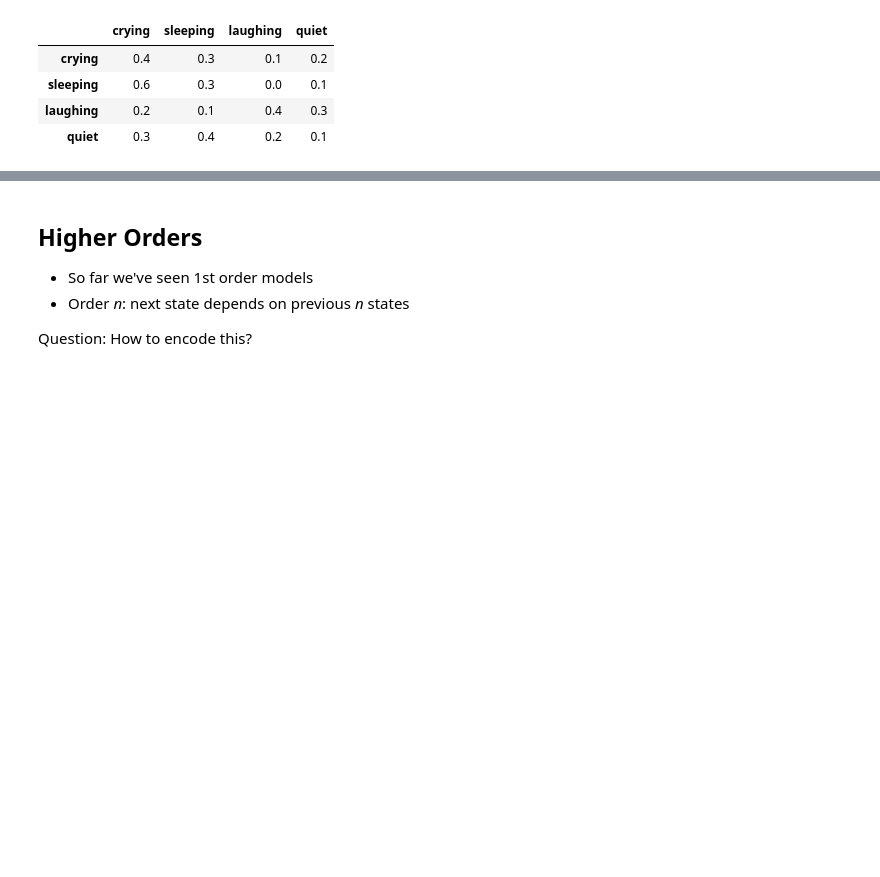
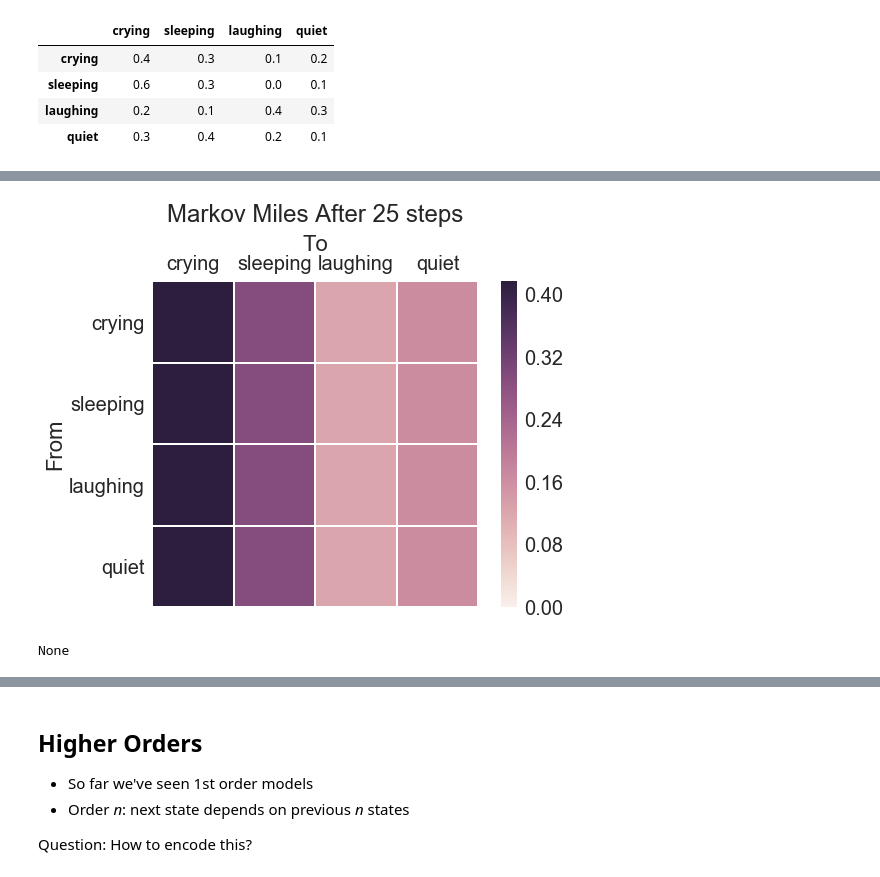
Before and after one commit to JohnPaton/engl_ish, a Jupyter notebook: PyData Slides.ipynb, the cells around one changed output, grey strips where cells are left out. Drawn from its saved outputs; the diff is of its cells as text; code cells hidden in the pictures; blank space fills up the shorter version.

```diff
--- a/PyData Slides.ipynb
+++ b/PyData Slides.ipynb
@@ -117,10 +144,12 @@ heatmap(baby, title='Markov Miles')
 # %%
 import time; from IPython import display
 for i in range(26):
     heatmap(np.linalg.matrix_power(baby,i),
             title='Markov Miles After {} steps'.format(i),
             xticklabels=list(baby.columns), yticklabels=list(baby.index), vmin=0)
     display.clear_output(wait=True); display.display(plt.show())
     time.sleep(min(i,1) * 5/(i/2+1)**2)
-display.clear_output() # comment out to leave plot up
+# %% [output]
+[figure, added]
+None
 # %%
```
Also changed, not shown: parts of 58 cells of this notebook, 5 other files.
